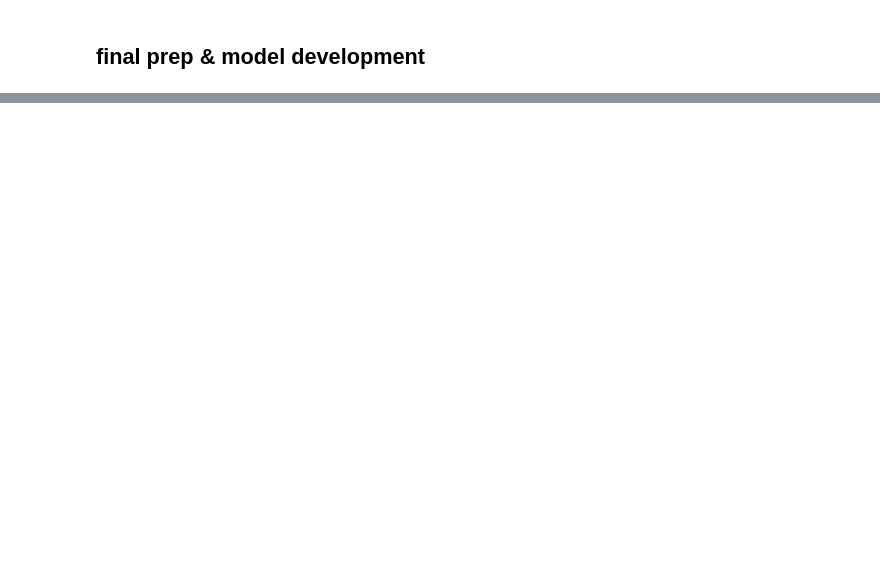
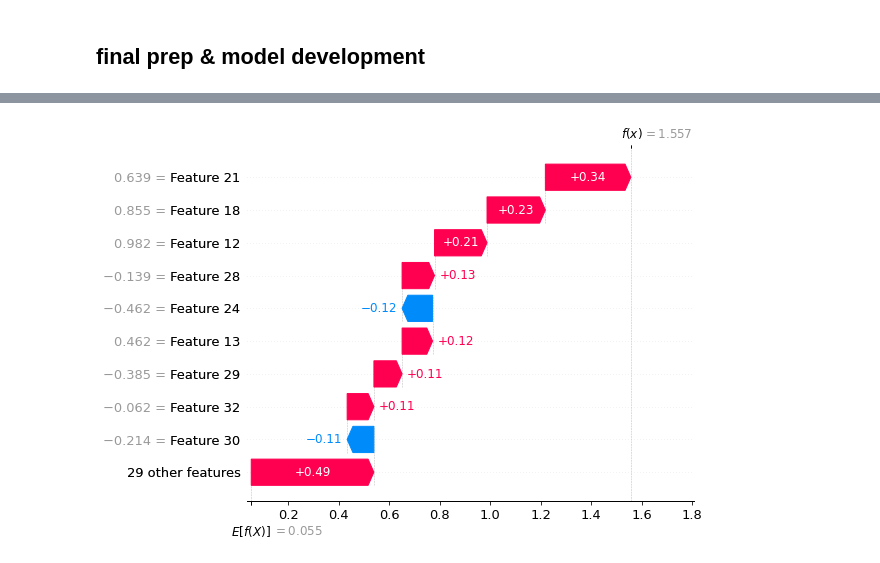
Before and after one commit to armiro/Canine-Disease-Diagnosis, a Jupyter notebook: model_dev.ipynb, the cells around one changed output, grey strips where cells are left out. Saved outputs shown, nothing was run; the diff lists cells and outputs as text; code cells hidden in the pictures; blank space fills up the shorter version.

```diff
--- a/model_dev.ipynb
+++ b/model_dev.ipynb
@@ -141,0 +212,8 @@ array([[326, 168],
+# %%
+import xgboost as xgb
+clf = xgb.XGBClassifier(max_depth=3, n_estimators=100, objective='binary:hinge',
+                        silent=0)
+clf.fit(features_encoded, labels.values)
+cv = StratifiedShuffleSplit(n_splits=5, test_size=0.2, random_state=17)
+results = cross_validate(estimator=model, X=features_encoded, y=labels, cv=cv,
+                            scoring=['accuracy', 'roc_auc'])
@@ -145,0 +231,10 @@ from sklearn.metrics import confusion_matrix
+# %%
+from sklearn.metrics import confusion_matrix
+clf = xgb.XGBClassifier(max_depth=2, scale_pos_weight=1/pos_ratio)
+
+X_train, X_test, y_train, y_test = train_test_split(features_encoded, is_sick, test_size=0.2)
+clf.fit(X_train, y_train)
+y_pred_train = clf.predict(X_train)
+print(confusion_matrix(y_true=y_train, y_pred=y_pred_train))
+y_pred = clf.predict(X_test)
+print(confusion_matrix(y_true=y_test, y_pred=y_pred))
@@ -145,0 +259,9 @@ from sklearn.metrics import confusion_matrix
+# %%
+import shap
+explainer = shap.Explainer(model=clf)
+shap_values = explainer(X=features_encoded, y=is_sick)
+
+# visualize the first prediction's explanation
+shap.plots.waterfall(shap_values[0])
+# %% [output]
+[figure, added]
```
Also changed, not shown: parts of 24 cells of this notebook.
